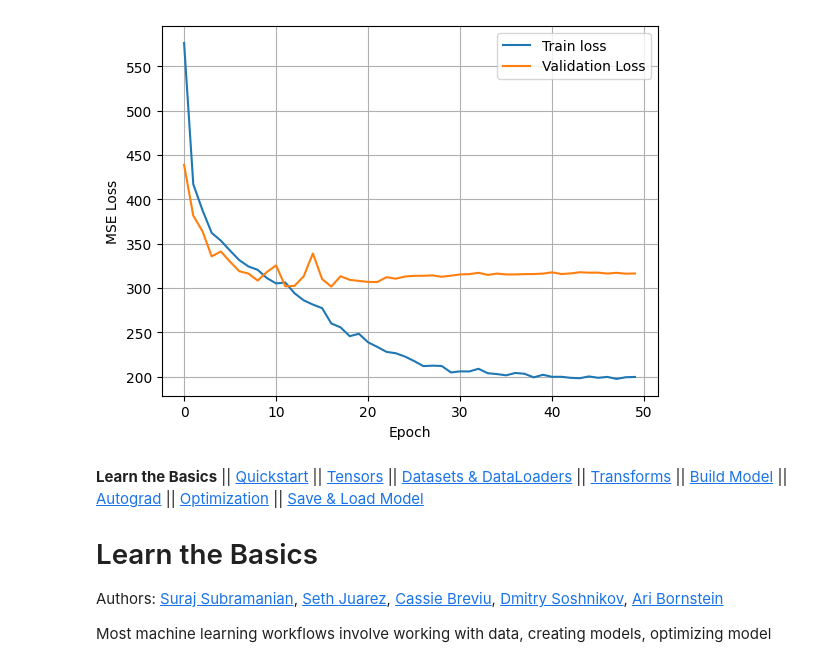
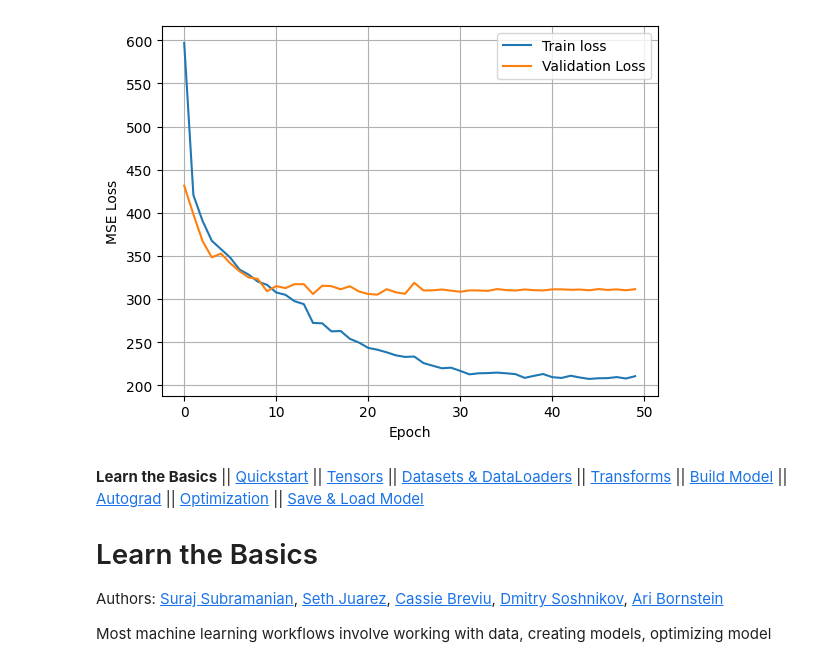
Before and after one commit to jjo0914/BrainCompetition, a Jupyter notebook: _downloads/070179efc13bd796c5dd4af7bf52d5b9/intro.ipynb, the cells around one changed output. Saved outputs shown, nothing was run; the diff lists cells and outputs as text; code cells hidden in the pictures.

```diff
--- a/_downloads/070179efc13bd796c5dd4af7bf52d5b9/intro.ipynb
+++ b/_downloads/070179efc13bd796c5dd4af7bf52d5b9/intro.ipynb
@@ -117,16 +117,16 @@ class SignalCNN(nn.Module): # 예시로 nn.Module,parameters() 가있는데 이
     self.bn4=nn.BatchNorm1d(128)
     self.relu4=nn.ReLU()
     self.pool4=nn.MaxPool1d(kernel_size=2,stride=2) #
-    self.drop4= nn.Dropout1d(0.15)
 
-    self.conv5=nn.Conv1d(128,256,kernel_size=3,padding=1)
-    self.bn5=nn.BatchNorm1d(256)
-    self.relu5=nn.ReLU()
-    self.drop5= nn.Dropout1d(0.2)
+
+    #self.conv5=nn.Conv1d(128,256,kernel_size=3,padding=1)
+    #self.bn5=nn.BatchNorm1d(256)
+    #self.relu5=nn.ReLU()
+    #self.drop5= nn.Dropout1d(0.2)
     #conv연산으로 특징 추출한 뒤에는  각채널당 값을 1개로요약
     # 그래서 필터로 추출할 특징이 얼마나 강하게 나타났는가? 만 요약  시간축값은 사라짐(10으로늘리거나 추가로다른모델 사용가능하다..)
     # mean써도 되긴한다는데 .. 음.. (1차원으로바로)
-    avg=16
+    avg=32
     self.global_pool = nn.AdaptiveAvgPool1d(avg) #아직3차원이래 만약8이면채널마다 최종8개 값
     # 마지막차원을 없앤다.. 왜?Linear는 2차원입력을기대한다고함
     self.flatten=nn.Flatten() # channel*최종값 = 최종값들을 1차원으로펼침
@@ -136,7 +136,7 @@ class SignalCNN(nn.Module): # 예시로 nn.Module,parameters() 가있는데 이
     # 16*1= w * (64*1) +bias
     # w=(16*64) 가되어야하네?
     # 처음w,b는  랜덤초기화
-    self.fc=nn.Linear(256*avg,output_dim)
+    self.fc=nn.Linear(128*avg,output_dim)
   def forward(self,x): # 이거이름바꾸면안된대 pytorch 에서는 nn.Module을 상속받으면 자동으로 forward가 실행된다..
     x = self.conv1(x)
     x = self.bn1(x)
@@ -160,12 +160,12 @@ class SignalCNN(nn.Module): # 예시로 nn.Module,parameters() 가있는데 이
     x = self.bn4(x)
     x = self.relu4(x)
     x = self.pool4(x)
-    x = self.drop4(x)
+    #x = self.drop4(x)
 
-    x = self.conv5(x)
-    x = self.bn5(x)
-    x = self.relu5(x)
-    x = self.drop5(x)
+    #x = self.conv5(x)
+    #x = self.bn5(x)
+    #x = self.relu5(x)
+    #x = self.drop5(x)
 
     x = self.global_pool(x)
     x = self.flatten(x)
@@ -194,7 +194,9 @@ scheduler=torch.optim.lr_scheduler.ReduceLROnPlateau(optimizer,mode="min",factor
 epochs=50 # 전체데이터를 50번 학습하겠다
 train_loss_list=[]  # loss를 저장하는이유?
 val_loss_list=[] #
-
+# 임계점
+save_threshold=306
+best_threshold=float("inf")
 for epoch in range(epochs):
   model.train() # nn,Module 의 함수.. .parameters() .eval(), .to()  .state_dict()
   train_loss=0.0 # 각 batch마다 loss를 누적해서 전체데이터의 loss를 평균내기 때문에 epoch 한번돌면 초기화
@@ -235,6 +237,11 @@ for epoch in range(epochs):
   train_loss_list.append(train_loss)
   val_loss_list.append(val_loss)
   print(f"Epoch [{epoch+1}/{epochs}] Train Loss: {train_loss:.4f} / Val Loss: {val_loss:.4f}")
+  if val_loss<save_threshold and val_loss<best_threshold:
+    best_threshold=val_loss
+    save_path="/content/drive/MyDrive/model.pth"
+    torch.save(model.state_dict(),save_path)
+    print(f"모델저장됨 : val_loss={val_loss:.4f}")
   scheduler.step(val_loss)
 
 # 학습 다 하고 그래프확인
@@ -277,4 +284,4 @@ Epoch [50/50] Train Loss: 199.5522 / Val Loss: 316.2339
-[figure, old version]
+[figure, new version]
 # %% [markdown]
 **Learn the Basics** \|\| [Quickstart](quickstart_tutorial.html) \|\|
 [Tensors](tensorqs_tutorial.html) \|\| [Datasets &
```
Also changed, not shown: parts of 1 cell of this notebook.
